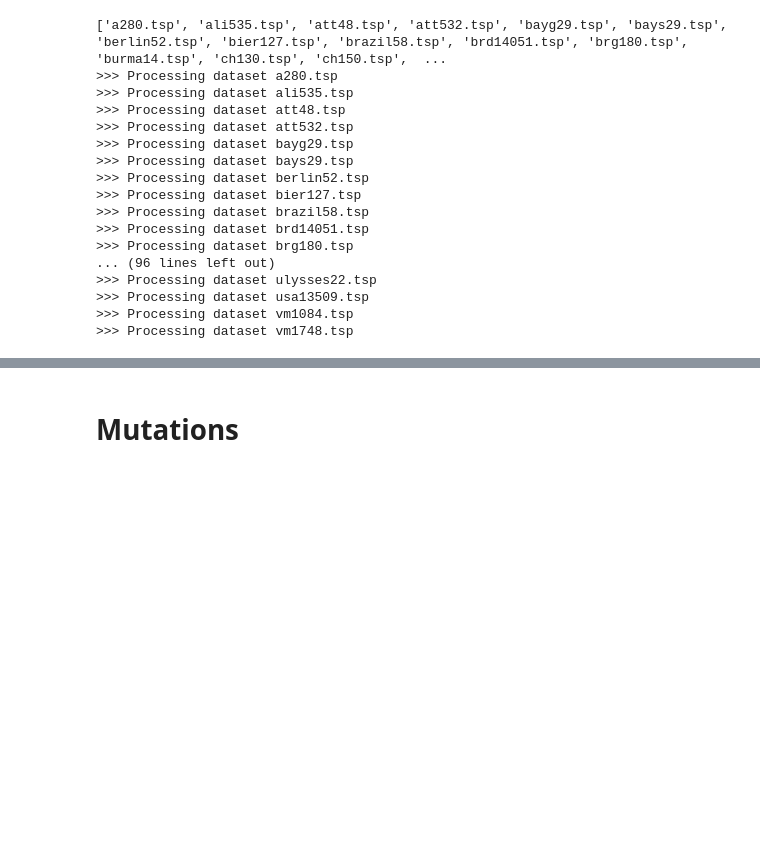
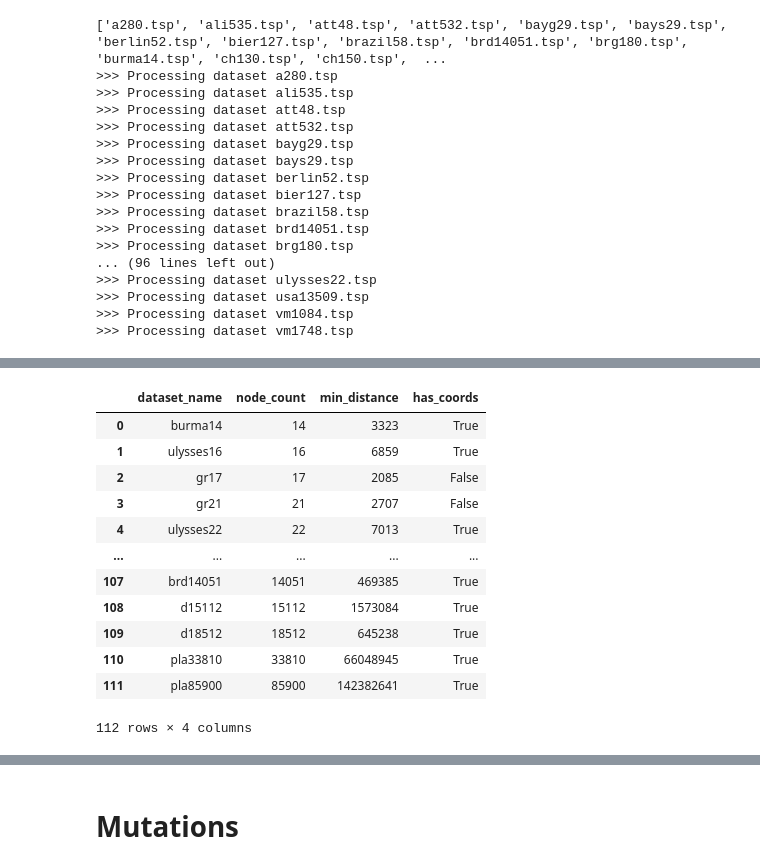
Before and after one commit to juliawiktoria/GA-for-TSP, a Jupyter notebook: ga_for_tsp.ipynb, the cells around one changed output, grey strips where cells are left out. Drawn from its saved outputs; the diff is of its cells as text; code cells hidden in the pictures; blank space fills up the shorter version.

```diff
--- a/ga_for_tsp.ipynb
+++ b/ga_for_tsp.ipynb
@@ -79,9 +81,9 @@ with open('/content/drive/MyDrive/tsp/tsp_info/tsp_names.txt') as file:
   tsp_file_names = [line.rstrip() for line in file]
 print(tsp_file_names)
 optimal_distances = pd.read_csv('/content/drive/MyDrive/tsp/tsp_info/tsp_optimal_dist.csv')
-processed_datasets = []
+processed_datasets = {}
 for elem in tsp_file_names:
-  processed_datasets.append(Dataset(elem, '/content/drive/MyDrive/tsp/tsp_problems/{}'.format(elem)))
+  processed_datasets[elem] = Dataset(elem, '/content/drive/MyDrive/tsp/tsp_problems/{}'.format(elem))
 # %% [output]
 ['a280.tsp', 'ali535.tsp', 'att48.tsp', 'att532.tsp', 'bayg29.tsp', 'bays29.tsp', 'berlin52.tsp', 'bier127.tsp', 'brazil58.tsp', 'brd14051.tsp', 'brg180.tsp', 'burma14.tsp', 'ch130.tsp', 'ch150.tsp',  ...
 >>> Processing dataset a280.tsp
@@ -126,0 +125,33 @@ Point 14: [20.09, 94.55]
+# %%
+new_df = pd.DataFrame()
+files_df = pd.read_csv('/content/drive/MyDrive/tsp/tsp_info/tsp_optimal_dist.csv')
+
+files_with_coords = files_df.copy()
+
+files_with_coords['has_coords'] = files_with_coords['dataset_name'].apply(
+    lambda filename: processed_datasets.get("{}.tsp".format(filename)).has_coords())
+
+files_with_coords = files_with_coords.rename(columns={'distance': 'min_distance'})
+
+files_with_coords['node_count'] = files_with_coords['dataset_name'].str.extract('(\d+)').astype(int)
+
+files_with_coords = files_with_coords[['dataset_name', 'node_count', 'min_distance', 'has_coords']]
+
+files_with_coords = files_with_coords.sort_values(by='node_count', ascending=True)
+files_with_coords = files_with_coords.reset_index(drop=True)
+# %%
+files_with_coords
+# %% [output]
+|  | dataset_name | node_count | min_distance | has_coords |
+| 0 | burma14 | 14 | 3323 | True |
+| 1 | ulysses16 | 16 | 6859 | True |
+| 2 | gr17 | 17 | 2085 | False |
+| 3 | gr21 | 21 | 2707 | False |
+| 4 | ulysses22 | 22 | 7013 | True |
+| ... | ... | ... | ... | ... |
+| 107 | brd14051 | 14051 | 469385 | True |
+| 108 | d15112 | 15112 | 1573084 | True |
+| 109 | d18512 | 18512 | 645238 | True |
+| 110 | pla33810 | 33810 | 66048945 | True |
+| 111 | pla85900 | 85900 | 142382641 | True |
+112 rows × 4 columns
```
Also changed, not shown: parts of 49 cells of this notebook.
